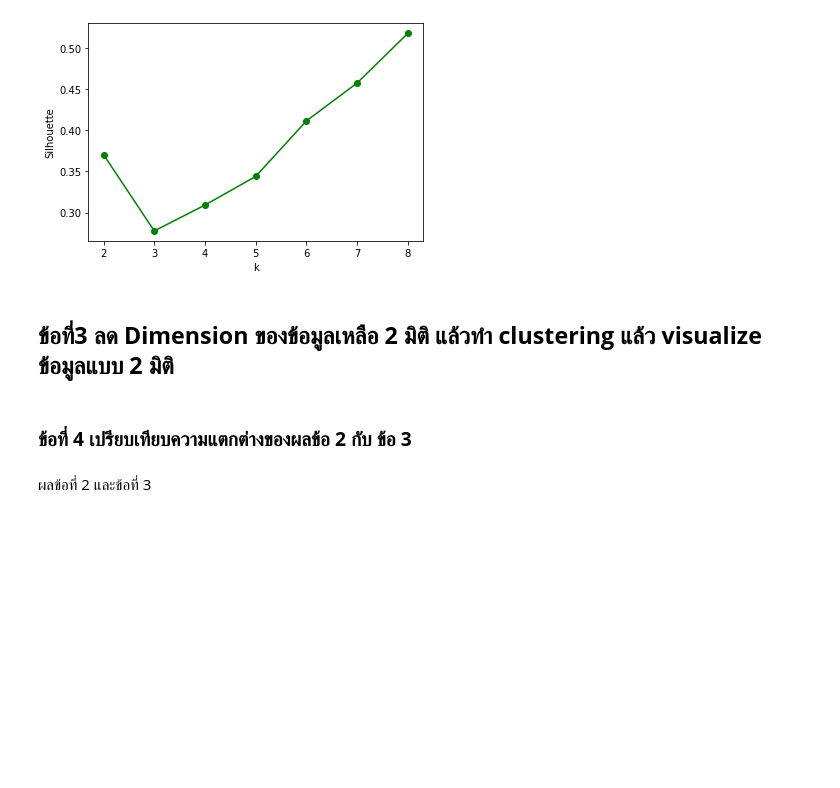
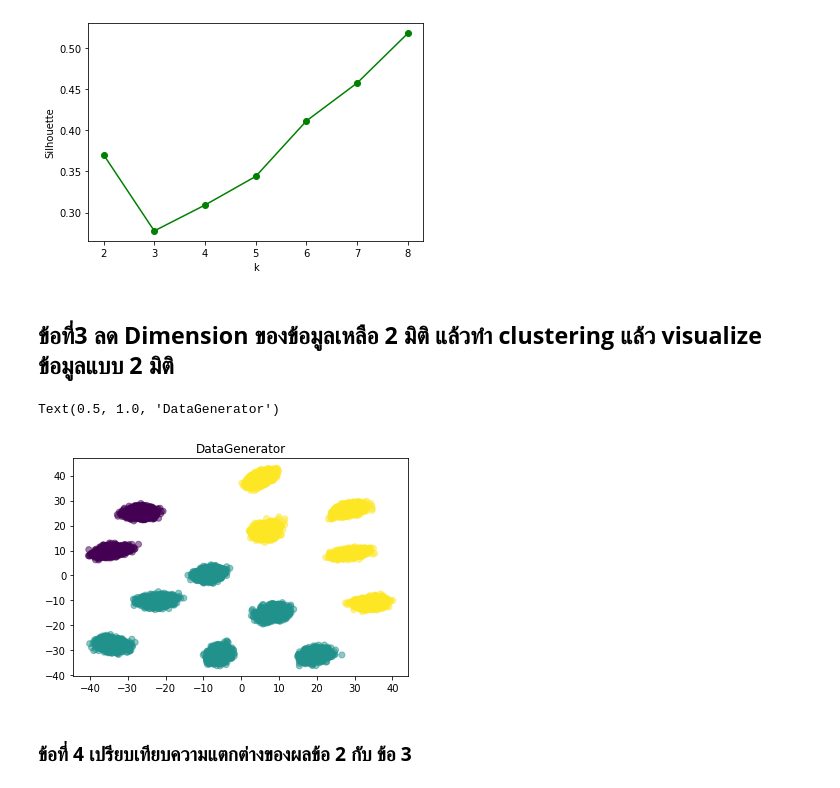
Before and after one commit to SupawadeeKhamthuy/multivariate, a Jupyter notebook: Multivariate_Exam.ipynb, the cells around one changed output. Drawn from its saved outputs; the diff is of its cells as text; code cells hidden in the pictures; blank space fills up the shorter version.

```diff
--- a/Multivariate_Exam.ipynb
+++ b/Multivariate_Exam.ipynb
@@ -235,7 +237,17 @@ plt.ylabel('Silhouette'); # Silhouette ดีที่สุด คือ 8
 from sklearn.manifold import MDS
 # %%
 mds = MDS(n_components=2)
+# %%
+new_mds = mds.fit_transform(new_d) #ใช้ new_d เพราะ Data มีจำนวนมาเกินไป
+# %%
+kmeans2 = KMeans(n_clusters=3,random_state=2021)
+kmeans2.fit(new_d)
+p = kmeans2.predict(new_d)
+# %%
+plt.scatter(new_mds[:,0],new_mds[:,1],c=p,alpha=0.5)
+plt.title('DataGenerator')
+# %% [output]
+Text(0.5, 1.0, 'DataGenerator')
+[figure, added]
 # %% [markdown]
 ### **ข้อที่ 4 เปรียบเทียบความแตกต่างของผลข้อ 2 กับ ข้อ 3**
-# %% [markdown]
-ผลข้อที่ 2 และข้อที่ 3
```
Also changed, not shown: parts of 5 cells of this notebook.
